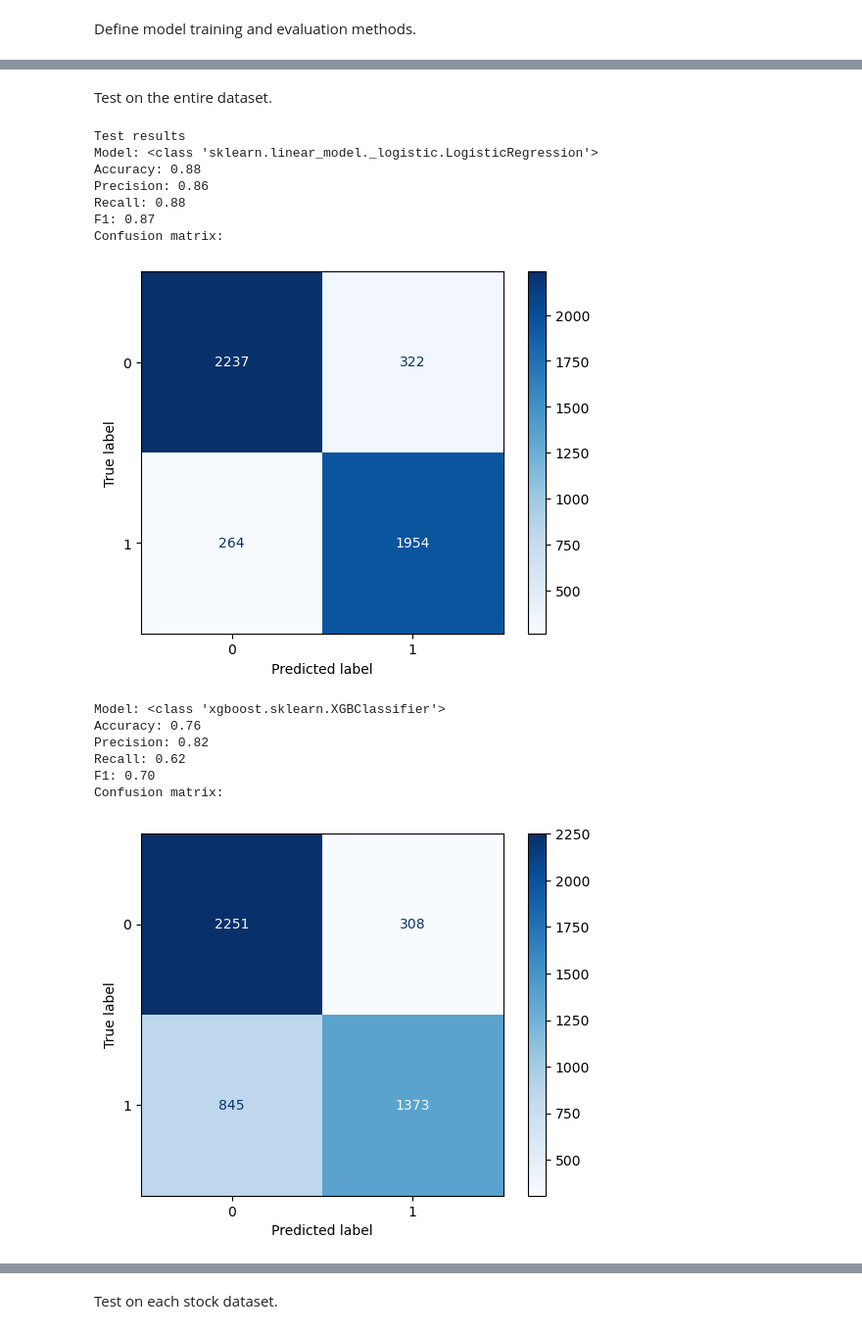
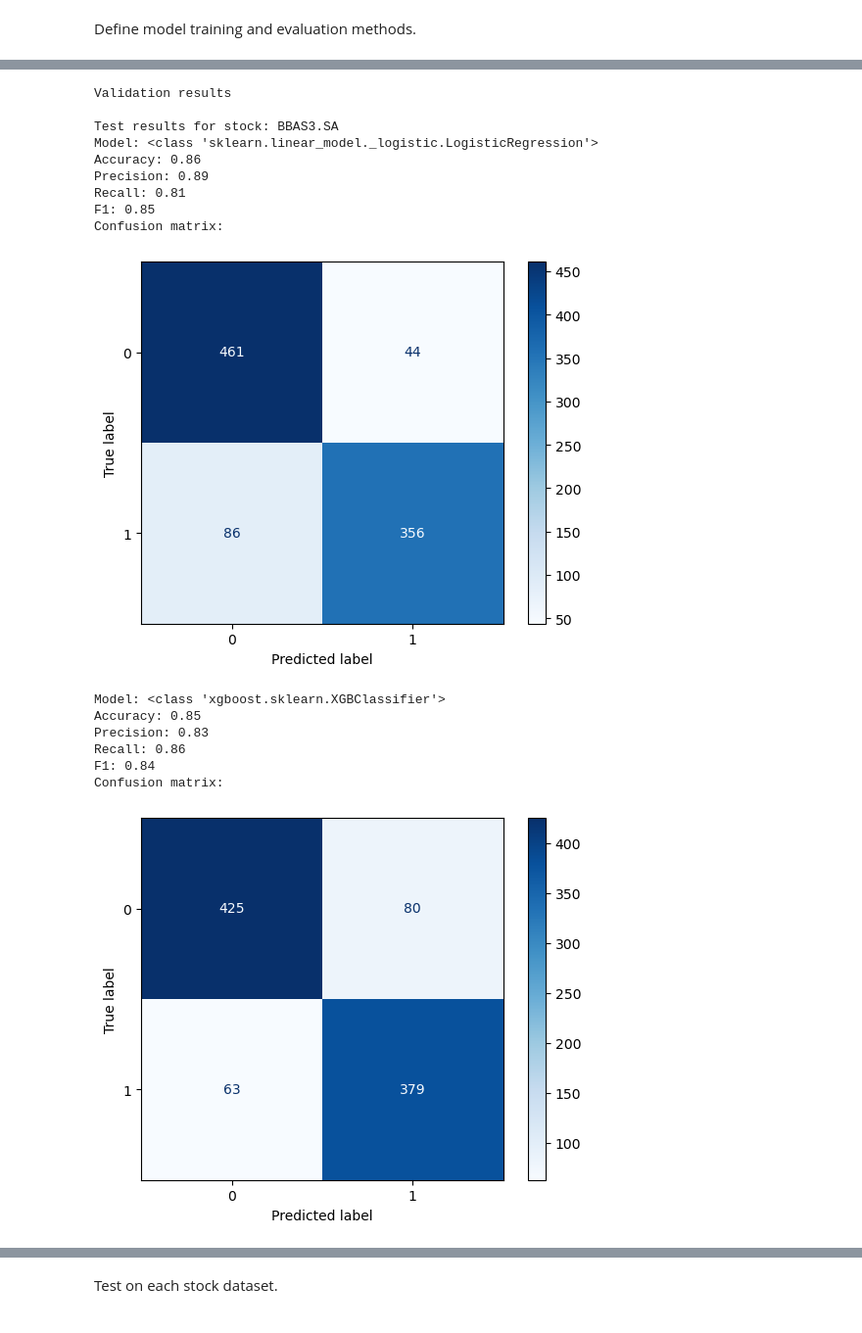
Before and after one commit to MarkDuek/cartesius-tech-challenge, a Jupyter notebook: baseline.ipynb, the cells around one changed output, grey strips where cells are left out. Shown at 98% size. Saved outputs shown, nothing was run; the diff lists cells and outputs as text; code cells hidden in the pictures.

```diff
--- a/baseline.ipynb
+++ b/baseline.ipynb
@@ -127,26 +104,32 @@ Confusion matrix:
-# %% [markdown]
-Test on the entire dataset.
-# %%
-# Prepare test features and labels
-X_test = test_df.iloc[:, 4:].values
-y_test = test_df.iloc[:, 3].values
-
-# Evaluate models on test data
-print("Test results")
-main(X, X_test, y, y_test)
-# %% [output]
-Test results
-Model: <class 'sklearn.linear_model._logistic.LogisticRegression'>
-Accuracy: 0.88
-Precision: 0.86
-Recall: 0.88
-F1: 0.87
-Confusion matrix:
-[figure, removed]
-Model: <class 'xgboost.sklearn.XGBClassifier'>
-Accuracy: 0.76
-Precision: 0.82
-Recall: 0.62
-F1: 0.70
-Confusion matrix:
-[figure, removed]
+# %%
+# Train models on train data for each stock
+for stock_name, stock_train_df in zip(stocks, train_dfs):
+    X = stock_train_df.iloc[:, 4:].values
+    y = stock_train_df.iloc[:, 3].values
+
+    # Split the data into training (80%) and validation (20%) sets
+    X_train, X_val, y_train, y_val = train_test_split(X, y, test_size=0.2, random_state=42)
+
+    # Display validation results for the current stock
+    print("Validation results\n")
+    print(f"Train results for stock: {stock_name}")
+    main(X_train, X_val, y_train, y_val)
+    print()
+# %% [output]
+Validation results
+
+Test results for stock: BBAS3.SA
+Model: <class 'sklearn.linear_model._logistic.LogisticRegression'>
+Accuracy: 0.86
+Precision: 0.89
+Recall: 0.81
+F1: 0.85
+Confusion matrix:
+[figure, added]
+Model: <class 'xgboost.sklearn.XGBClassifier'>
+Accuracy: 0.85
+Precision: 0.83
+Recall: 0.86
+F1: 0.84
+Confusion matrix:
+[figure, added]
```
Also changed, not shown: parts of 6 cells of this notebook.
